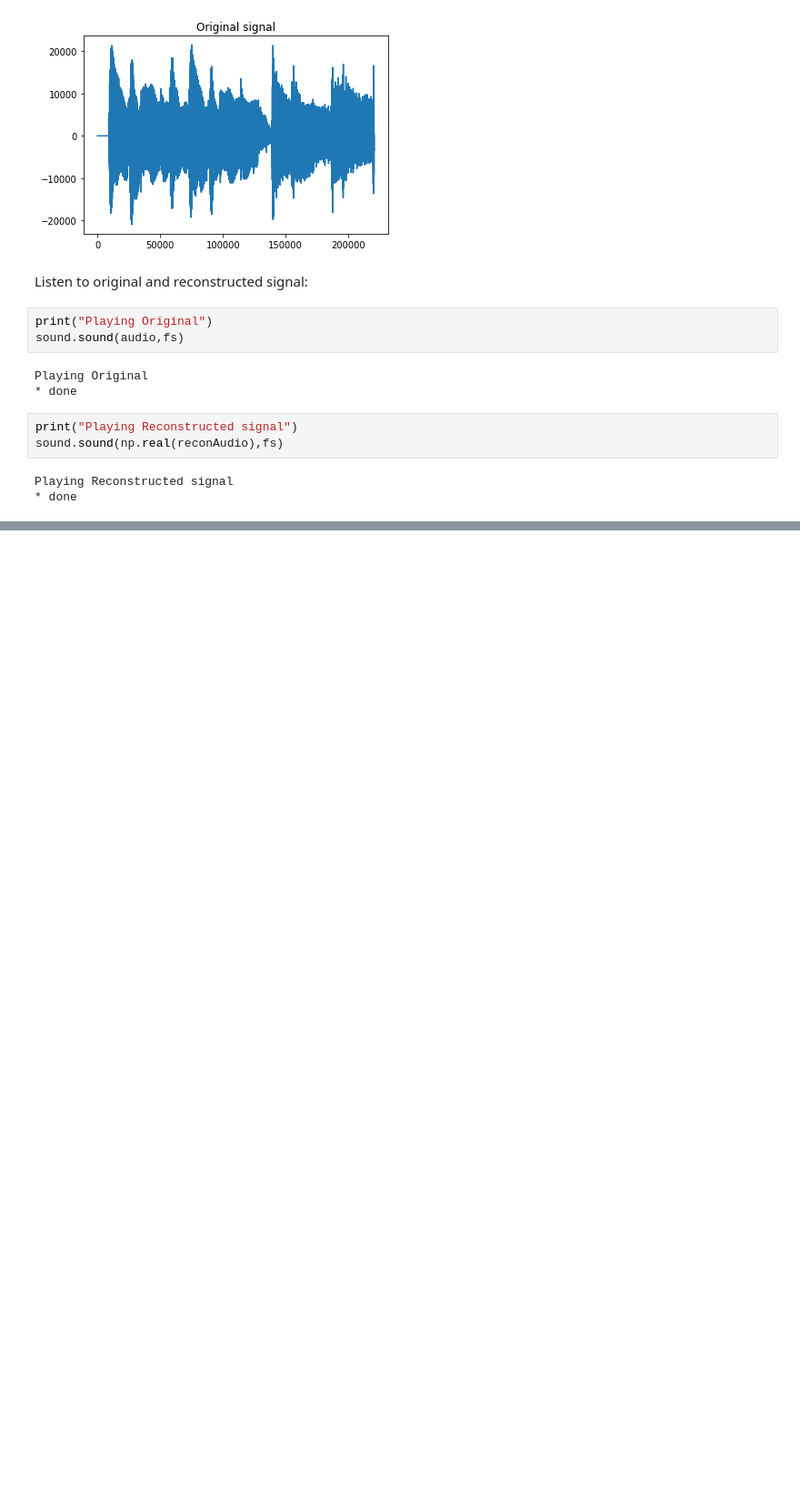
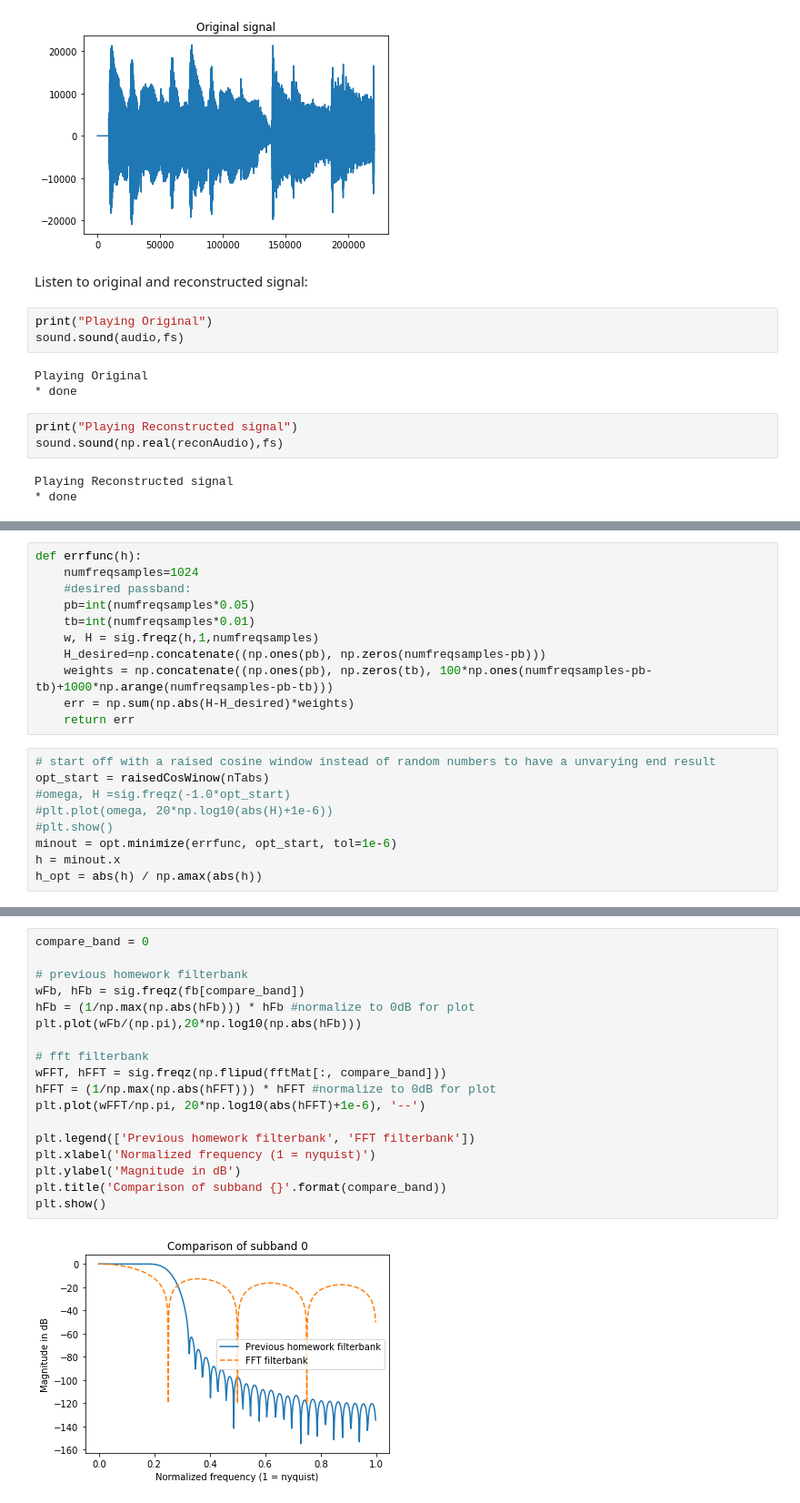
Before and after one commit to jole6826/MRSP, a Jupyter notebook: MRSP_sem4.ipynb, the cells around one changed output, grey strips where cells are left out. Shown at 91% size. Saved outputs shown, nothing was run; the diff lists cells and outputs as text; blank space fills up the shorter version.

```diff
--- a/MRSP_sem4.ipynb
+++ b/MRSP_sem4.ipynb
@@ -137,0 +189,20 @@ Playing Reconstructed signal
+# %%
+def errfunc(h):
+    numfreqsamples=1024
+    #desired passband:
+    pb=int(numfreqsamples*0.05)
+    tb=int(numfreqsamples*0.01)
+    w, H = sig.freqz(h,1,numfreqsamples)
+    H_desired=np.concatenate((np.ones(pb), np.zeros(numfreqsamples-pb)))
+    weights = np.concatenate((np.ones(pb), np.zeros(tb), 100*np.ones(numfreqsamples-pb-tb)+1000*np.arange(numfreqsamples-pb-tb)))
+    err = np.sum(np.abs(H-H_desired)*weights)
+    return err
+# %%
+# start off with a raised cosine window instead of random numbers to have a unvarying end result
+opt_start = raisedCosWinow(nTabs)
+#omega, H =sig.freqz(-1.0*opt_start)
+#plt.plot(omega, 20*np.log10(abs(H)+1e-6))
+#plt.show()
+minout = opt.minimize(errfunc, opt_start, tol=1e-6)
+h = minout.x
+h_opt = abs(h) / np.amax(abs(h))
@@ -137,0 +237,20 @@ Playing Reconstructed signal
+# %%
+compare_band = 0
+
+# previous homework filterbank
+wFb, hFb = sig.freqz(fb[compare_band])
+hFb = (1/np.max(np.abs(hFb))) * hFb #normalize to 0dB for plot
+plt.plot(wFb/(np.pi),20*np.log10(np.abs(hFb)))
+
+# fft filterbank
+wFFT, hFFT = sig.freqz(np.flipud(fftMat[:, compare_band]))
+hFFT = (1/np.max(np.abs(hFFT))) * hFFT #normalize to 0dB for plot
+plt.plot(wFFT/np.pi, 20*np.log10(abs(hFFT)+1e-6), '--')
+
+plt.legend(['Previous homework filterbank', 'FFT filterbank'])
+plt.xlabel('Normalized frequency (1 = nyquist)')
+plt.ylabel('Magnitude in dB')
+plt.title('Comparison of subband {}'.format(compare_band))
+plt.show()
+# %% [output]
+[figure, added]
```
Also changed, not shown: parts of 8 cells of this notebook.
